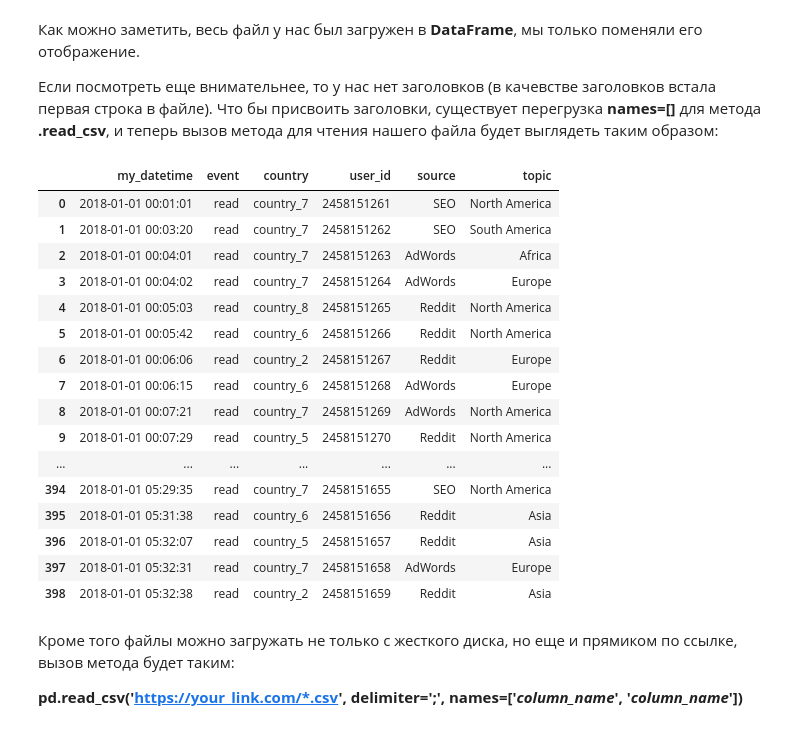
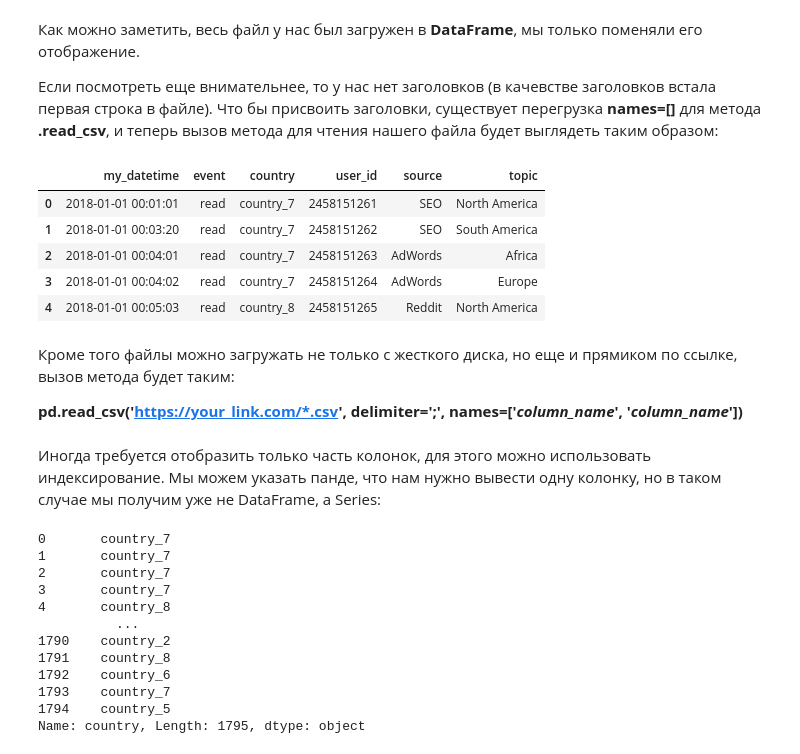
Before and after one commit to mr-luntik/python-base-syntax, a Jupyter notebook: Python-pandas-numpy.ipynb, the cells around one changed output. Cells and saved outputs as stored; diff of their text form; code cells hidden in the pictures.

```diff
--- a/Python-pandas-numpy.ipynb
+++ b/Python-pandas-numpy.ipynb
@@ -92,26 +92,34 @@ data_frame
 # %%
 data_frame = pd.read_csv('pandas_tutorial_read.csv', delimiter=';',
                          names=['my_datetime', 'event', 'country', 'user_id', 'source', 'topic'])
-data_frame
+data_frame.head()
 # %% [output]
 |  | my_datetime | event | country | user_id | source | topic |
 | 0 | 2018-01-01 00:01:01 | read | country_7 | 2458151261 | SEO | North America |
 | 1 | 2018-01-01 00:03:20 | read | country_7 | 2458151262 | SEO | South America |
 | 2 | 2018-01-01 00:04:01 | read | country_7 | 2458151263 | AdWords | Africa |
 | 3 | 2018-01-01 00:04:02 | read | country_7 | 2458151264 | AdWords | Europe |
 | 4 | 2018-01-01 00:05:03 | read | country_8 | 2458151265 | Reddit | North America |
-| 5 | 2018-01-01 00:05:42 | read | country_6 | 2458151266 | Reddit | North America |
-| 6 | 2018-01-01 00:06:06 | read | country_2 | 2458151267 | Reddit | Europe |
-| 7 | 2018-01-01 00:06:15 | read | country_6 | 2458151268 | AdWords | Europe |
-| 8 | 2018-01-01 00:07:21 | read | country_7 | 2458151269 | AdWords | North America |
-| 9 | 2018-01-01 00:07:29 | read | country_5 | 2458151270 | Reddit | North America |
-| ... | ... | ... | ... | ... | ... | ... |
-| 394 | 2018-01-01 05:29:35 | read | country_7 | 2458151655 | SEO | North America |
-| 395 | 2018-01-01 05:31:38 | read | country_6 | 2458151656 | Reddit | Asia |
-| 396 | 2018-01-01 05:32:07 | read | country_5 | 2458151657 | Reddit | Asia |
-| 397 | 2018-01-01 05:32:31 | read | country_7 | 2458151658 | AdWords | Europe |
-| 398 | 2018-01-01 05:32:38 | read | country_2 | 2458151659 | Reddit | Asia |
 # %% [markdown]
 Кроме того файлы можно загружать не только с жесткого диска, но еще и прямиком по ссылке, вызов метода будет таким:
 
 **pd.read_csv('https://your_link.com/*.csv', delimiter=';', names=['*column_name*', '*column_name*'])**
+# %% [markdown]
+Иногда требуется отобразить только часть колонок, для этого можно использовать индексирование. Мы можем указать панде, что нам нужно вывести одну колонку, но в таком случае мы получим уже не DataFrame, а Series:
+# %%
+pd.options.display.max_rows = 100 # немного сократим вывод, что бы таблица схлопнулась
+
+data_frame['country'] # либо даже вот так data_frame.country
+# %% [output]
+0       country_7
+1       country_7
+2       country_7
+3       country_7
+4       country_8
+          ...
+1790    country_2
+1791    country_8
+1792    country_6
+1793    country_7
+1794    country_5
+Name: country, Length: 1795, dtype: object
```
Also changed, not shown: parts of 6 cells of this notebook.
